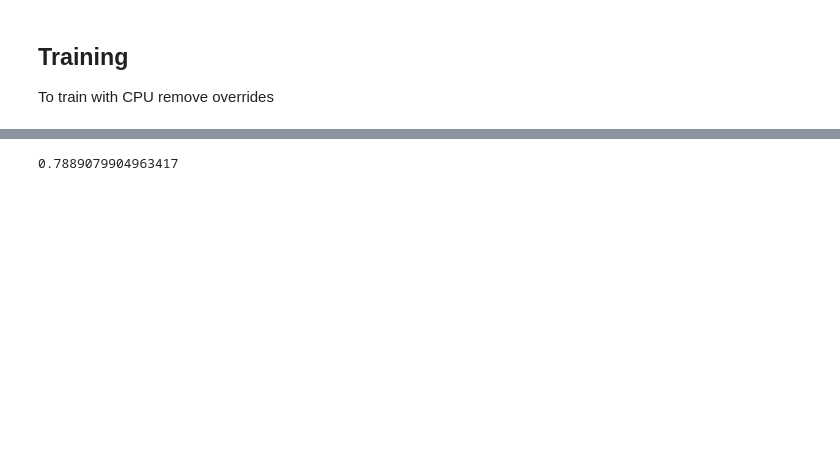
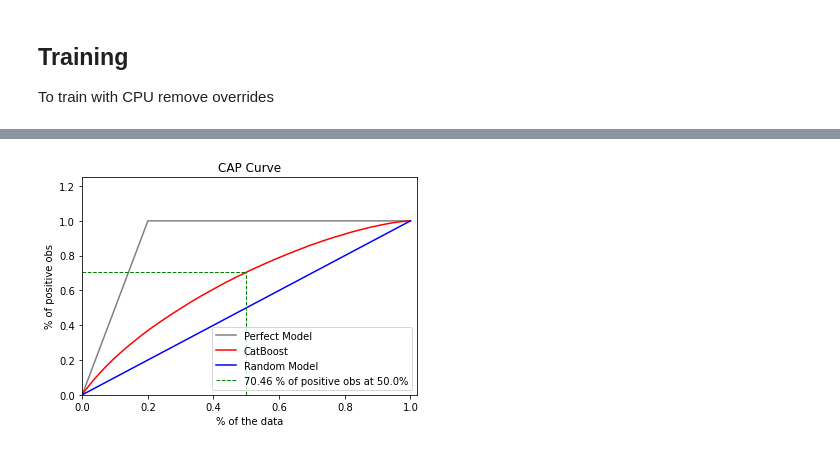
Before and after one commit to gaarutyunov/credit-risk, a Jupyter notebook: notebooks/colab_cat_boost.ipynb, the cells around one changed output, grey strips where cells are left out. Cells and saved outputs as stored; diff of their text form; code cells hidden in the pictures; blank space fills up the shorter version.

```diff
--- a/notebooks/colab_cat_boost.ipynb
+++ b/notebooks/colab_cat_boost.ipynb
@@ -192,8 +212,8 @@ PrecisionRecallDisplay.from_predictions(y_test, y_pred)
 # %%
-from sklearn.metrics import average_precision_score
+from utils import capcurve
 
-average_precision_score(y_test, y_pred)
+capcurve(y_test, y_pred)
 # %% [output]
-0.7889079904963417
+[figure, added]
 # %%
 classifier.steps[0][1].save_model("models/cat_boost")
```
Also changed, not shown: parts of 14 cells of this notebook, 1 other file.
